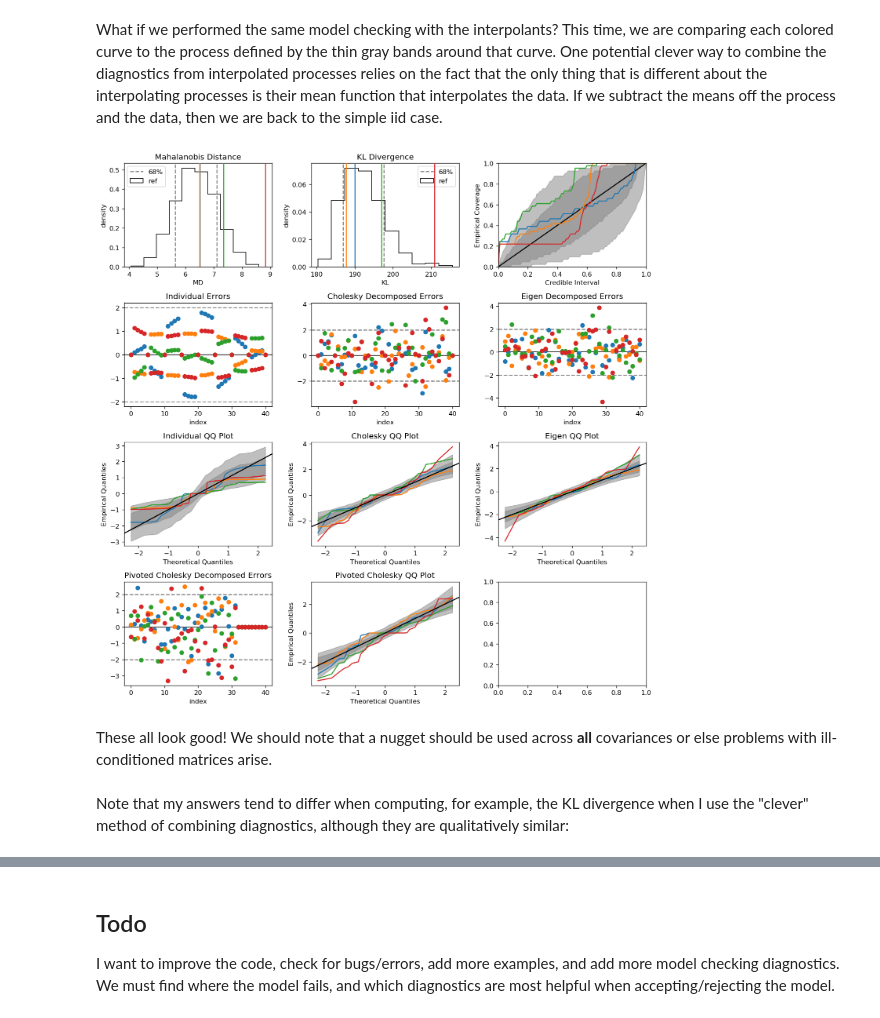
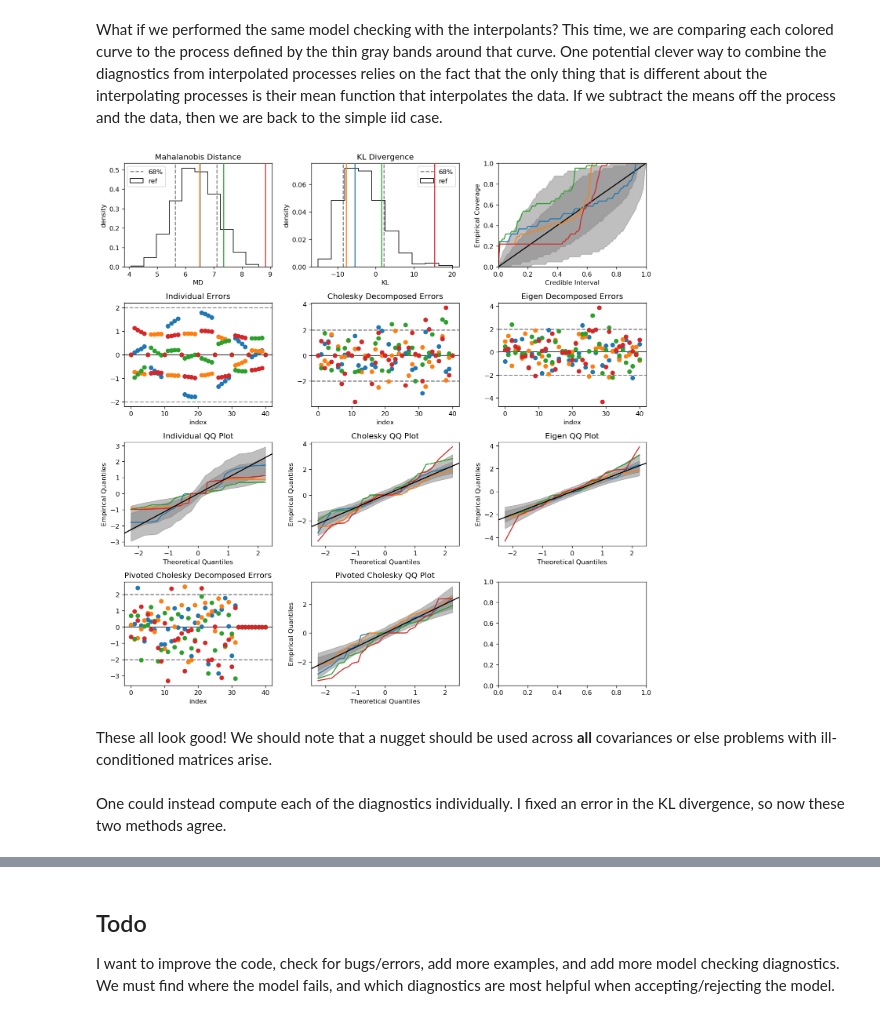
Before and after one commit to buqeye/gsum, a Jupyter notebook: gsum/examples/model_checking_tests.ipynb, the cells around one changed output, grey strips where cells are left out. Drawn from its saved outputs; the diff is of its cells as text; code cells hidden in the pictures.

```diff
--- a/gsum/examples/model_checking_tests.ipynb
+++ b/gsum/examples/model_checking_tests.ipynb
@@ -991,19 +191,19 @@ One potential clever way to combine the diagnostics from interpolated processes
 # %%
 np.random.seed(seed)
 gp = ConjugateGaussianProcess(kernel, v0=0)
 gp.fit(X, toy_data, noise_sd=nugget_sd)
 mean_est, cov_est = gp.predict(X_new, return_cov=True, pred_noise=True)
 # print(mean_est.shape)
-gpmc = GPModelChecking(np.zeros(m_pred.shape[1]), K_pred + nugget_sd**2 * np.eye(K_pred.shape[0]))
+gpmc = Diagnostic(np.zeros(m_pred.shape[1]), K_pred + nugget_sd**2 * np.eye(K_pred.shape[0]))
 # gpmc = GPModelChecking(np.zeros_like(mean_est[0]), cov_est, df=2*gp.a())
 gd = GraphicalDiagnostic(gpmc, toy_data_pred - m_pred, nref=n_ref)
 gd.plotzilla(X_new, gp, predict=True, vlines=vlines);
 # %% [output]
-[figure, old version]
+[figure, new version]
 # %% [markdown]
 These all look good! We should note that a nugget should be used across **all** covariances or else problems with ill-conditioned matrices arise.
-# %% [markdown]
-Note that my answers tend to differ when computing, for example, the KL divergence when I use the "clever" method of combining diagnostics, although they are qualitatively similar:
+# %% [markdown]
+One could instead compute each of the diagnostics individually. I fixed an error in the KL divergence, so now these two methods agree.
 # %%
 gp = ConjugateGaussianProcess(kernel, v0=0)
 # Matplotlib 2.0 colors
```
Also changed, not shown: parts of 26 cells of this notebook.
